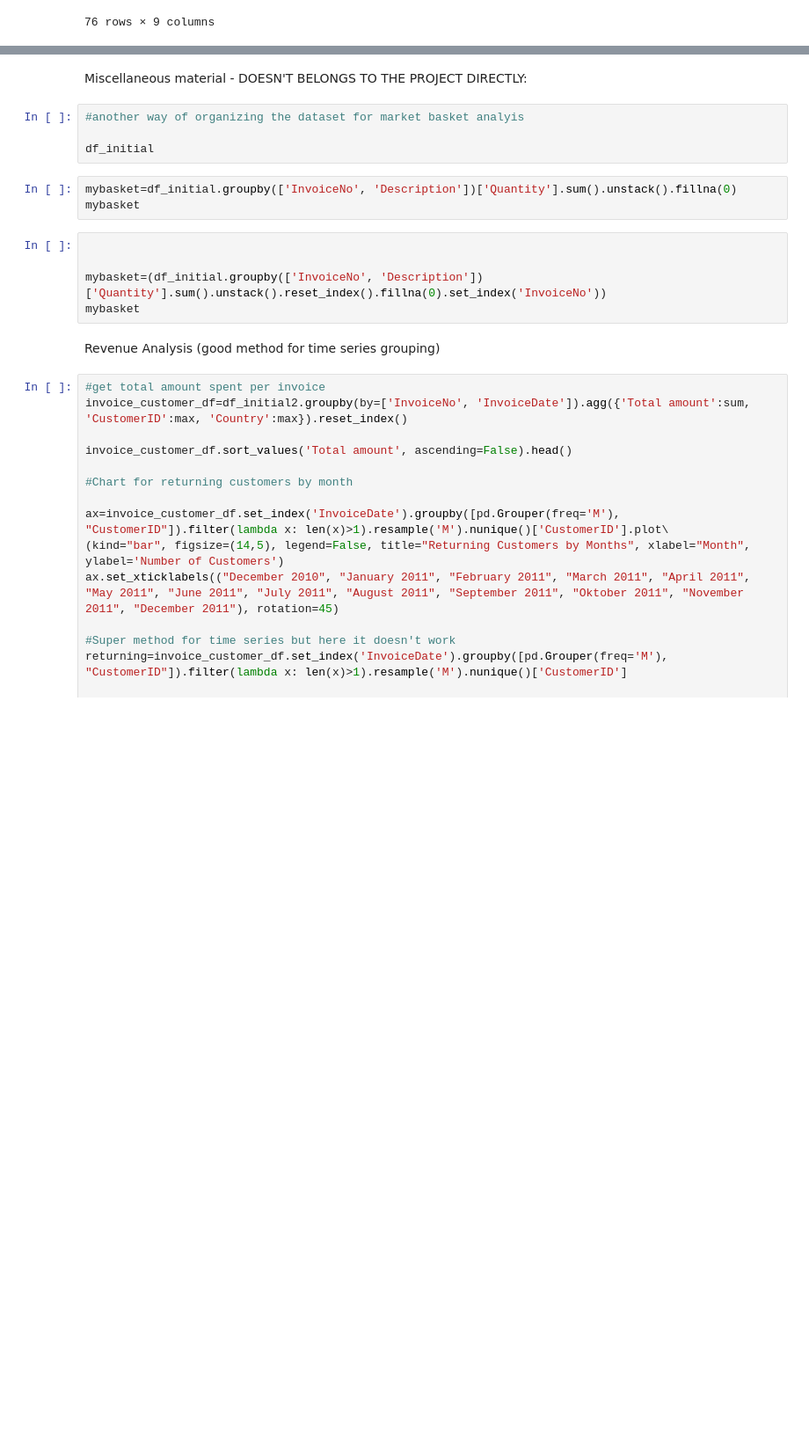
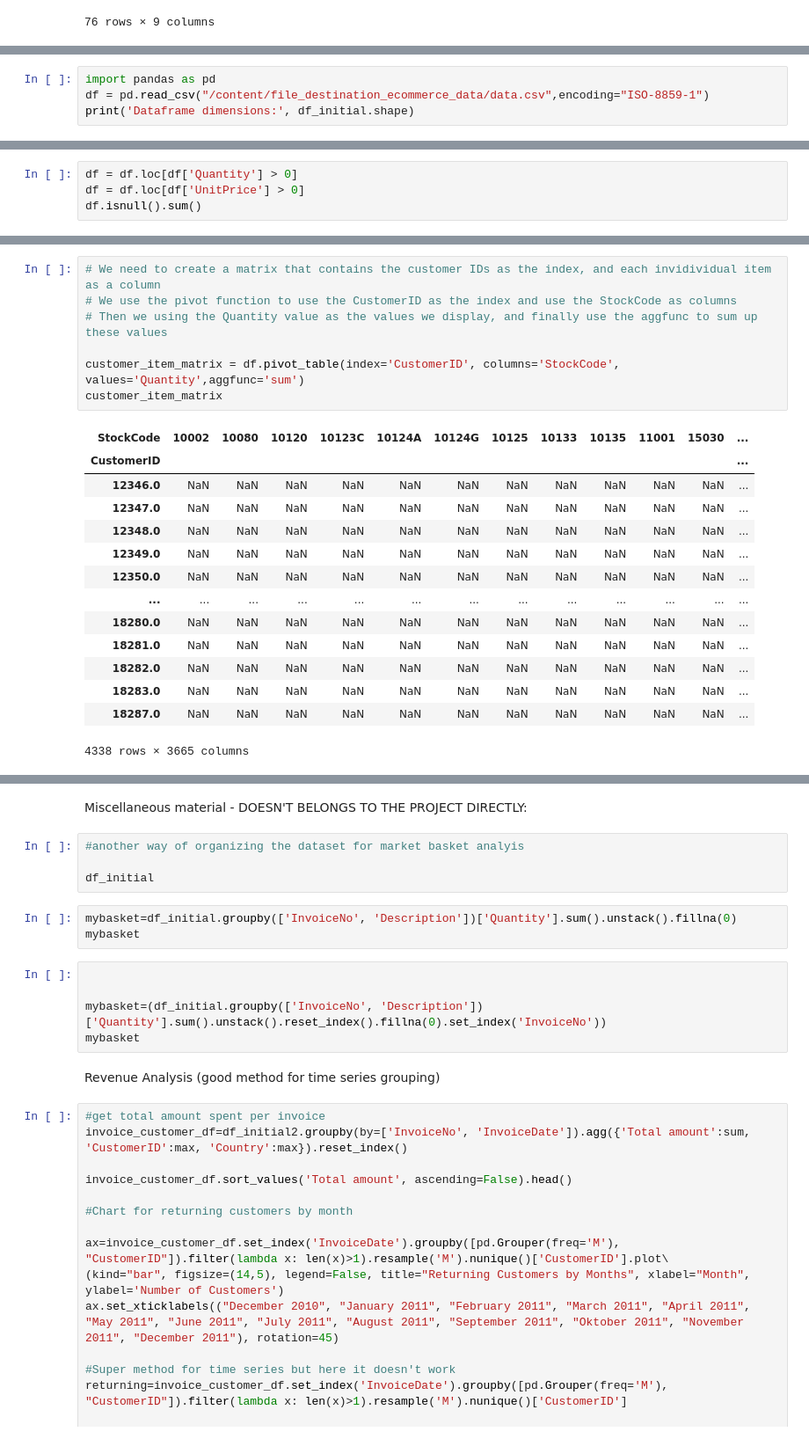
Before and after one commit to vbanai/ML-Technics-in-Retail, a Jupyter notebook: Comprehensive_ecommerce_analysis.ipynb, the cells around one changed output, grey strips where cells are left out. Shown at 88% size. Cells and saved outputs as stored; diff of their text form; blank space fills up the shorter version.

```diff
--- a/Comprehensive_ecommerce_analysis.ipynb
+++ b/Comprehensive_ecommerce_analysis.ipynb
@@ -1167,0 +1180,4 @@ rules
+# %%
+import pandas as pd
+df = pd.read_csv("/content/file_destination_ecommerce_data/data.csv",encoding="ISO-8859-1")
+print('Dataframe dimensions:', df_initial.shape)
@@ -1167,0 +1186,4 @@ rules
+# %%
+df = df.loc[df['Quantity'] > 0]
+df = df.loc[df['UnitPrice'] > 0]
+df.isnull().sum()
@@ -1167,0 +1200,22 @@ rules
+# %%
+# We need to create a matrix that contains the customer IDs as the index, and each invidividual item as a column
+# We use the pivot function to use the CustomerID as the index and use the StockCode as columns
+# Then we using the Quantity value as the values we display, and finally use the aggfunc to sum up these values
+
+customer_item_matrix = df.pivot_table(index='CustomerID', columns='StockCode', values='Quantity',aggfunc='sum')
+customer_item_matrix
+# %% [output]
+| StockCode | 10002 | 10080 | 10120 | 10123C | 10124A | 10124G | 10125 | 10133 | 10135 | 11001 | 15030 | ... |
+| CustomerID |  |  |  |  |  |  |  |  |  |  |  | ... |
+| 12346.0 | NaN | NaN | NaN | NaN | NaN | NaN | NaN | NaN | NaN | NaN | NaN | ... |
+| 12347.0 | NaN | NaN | NaN | NaN | NaN | NaN | NaN | NaN | NaN | NaN | NaN | ... |
+| 12348.0 | NaN | NaN | NaN | NaN | NaN | NaN | NaN | NaN | NaN | NaN | NaN | ... |
+| 12349.0 | NaN | NaN | NaN | NaN | NaN | NaN | NaN | NaN | NaN | NaN | NaN | ... |
+| 12350.0 | NaN | NaN | NaN | NaN | NaN | NaN | NaN | NaN | NaN | NaN | NaN | ... |
+| ... | ... | ... | ... | ... | ... | ... | ... | ... | ... | ... | ... | ... |
+| 18280.0 | NaN | NaN | NaN | NaN | NaN | NaN | NaN | NaN | NaN | NaN | NaN | ... |
+| 18281.0 | NaN | NaN | NaN | NaN | NaN | NaN | NaN | NaN | NaN | NaN | NaN | ... |
+| 18282.0 | NaN | NaN | NaN | NaN | NaN | NaN | NaN | NaN | NaN | NaN | NaN | ... |
+| 18283.0 | NaN | NaN | NaN | NaN | NaN | NaN | NaN | NaN | NaN | NaN | NaN | ... |
+| 18287.0 | NaN | NaN | NaN | NaN | NaN | NaN | NaN | NaN | NaN | NaN | NaN | ... |
+4338 rows × 3665 columns
```
Also changed, not shown: parts of 31 cells of this notebook.
